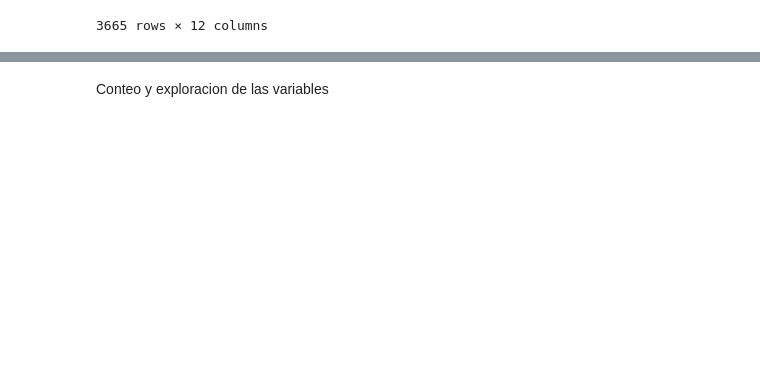
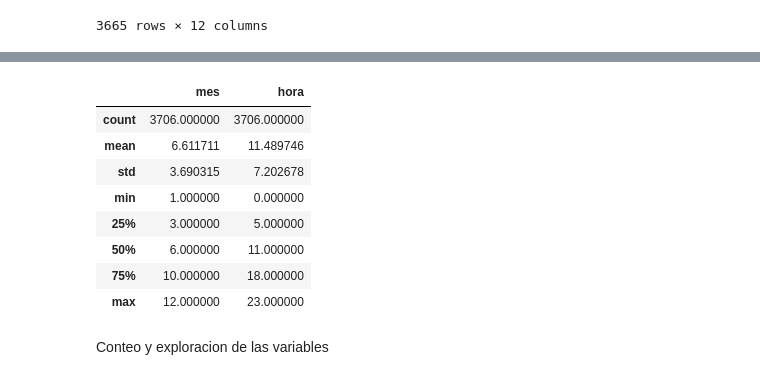
Before and after one commit to miguelreal90/prediccion_tipos_de_Hurto_municipio_Neiva, a Jupyter notebook: notebooks/prediccion_de_tipos_de_hurto_municipio_Neiva.ipynb, the cells around one changed output, grey strips where cells are left out. Cells and saved outputs as stored; diff of their text form; code cells hidden in the pictures; blank space fills up the shorter version.

```diff
--- a/notebooks/prediccion_de_tipos_de_hurto_municipio_Neiva.ipynb
+++ b/notebooks/prediccion_de_tipos_de_hurto_municipio_Neiva.ipynb
@@ -103,3 +155,15 @@ Name: Modalidad, dtype: int64
+# %%
+df.describe()
+# %% [output]
+|  | mes | hora |
+| count | 3706.000000 | 3706.000000 |
+| mean | 6.611711 | 11.489746 |
+| std | 3.690315 | 7.202678 |
+| min | 1.000000 | 0.000000 |
+| 25% | 3.000000 | 5.000000 |
+| 50% | 6.000000 | 11.000000 |
+| 75% | 10.000000 | 18.000000 |
+| max | 12.000000 | 23.000000 |
 # %% [markdown]
 Conteo y exploracion de las variables
 # %%
```
Also changed, not shown: parts of 34 cells of this notebook.
